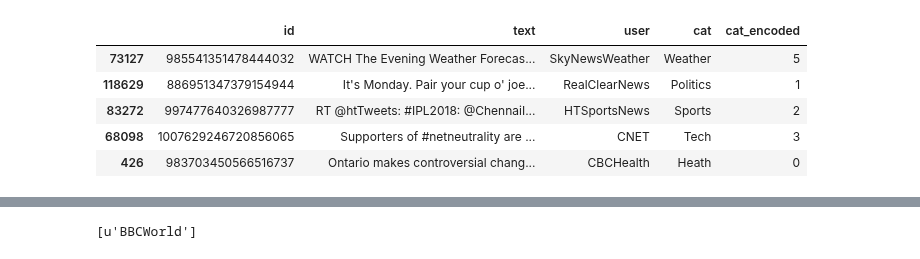
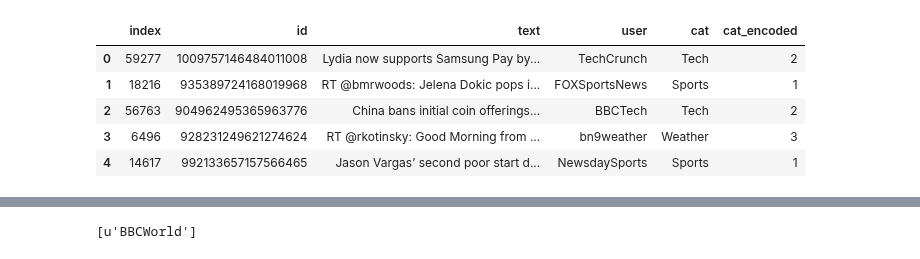
Before and after one commit to amirnasri/Data-Science, a Jupyter notebook: Twitter/tweet_classification.ipynb, the cells around one changed output, grey strips where cells are left out. Drawn from its saved outputs; the diff is of its cells as text; code cells hidden in the pictures.

```diff
--- a/Twitter/tweet_classification.ipynb
+++ b/Twitter/tweet_classification.ipynb
@@ -161,15 +159,15 @@ tweets_df = pd.merge(tweets_df_all, keep_cats, on=['cat'])
 tweets_df['cat_encoded'] = label_encoder.fit_transform(tweets_df.cat)
 # %%
 tweets_df = tweets_df.sample(frac=1)
-tweets_df.rese
+tweets_df.reset_index(inplace=True, drop=True)
 tweets_df.head()
 # %% [output]
-|  | id | text | user | cat | cat_encoded |
-| 73127 | 985541351478444032 | WATCH The Evening Weather Forecas... | SkyNewsWeather | Weather | 5 |
-| 118629 | 886951347379154944 | It's Monday. Pair your cup o' joe... | RealClearNews | Politics | 1 |
-| 83272 | 997477640326987777 | RT @htTweets: #IPL2018: @ChennaiI... | HTSportsNews | Sports | 2 |
-| 68098 | 1007629246720856065 | Supporters of #netneutrality are ... | CNET | Tech | 3 |
-| 426 | 983703450566516737 | Ontario makes controversial chang... | CBCHealth | Heath | 0 |
+|  | index | id | text | user | cat | cat_encoded |
+| 0 | 59277 | 1009757146484011008 | Lydia now supports Samsung Pay by... | TechCrunch | Tech | 2 |
+| 1 | 18216 | 935389724168019968 | RT @bmrwoods: Jelena Dokic pops i... | FOXSportsNews | Sports | 1 |
+| 2 | 56763 | 904962495365963776 | China bans initial coin offerings... | BBCTech | Tech | 2 |
+| 3 | 6496 | 928231249621274624 | RT @rkotinsky: Good Morning from ... | bn9weather | Weather | 3 |
+| 4 | 14617 | 992133657157566465 | Jason Vargas’ second poor start d... | NewsdaySports | Sports | 1 |
 # %%
 import pandas as pd
 #tweets_df.to_pickle('data/tweets_df.pkl')
```
Also changed, not shown: parts of 19 cells of this notebook, 2 other files.
